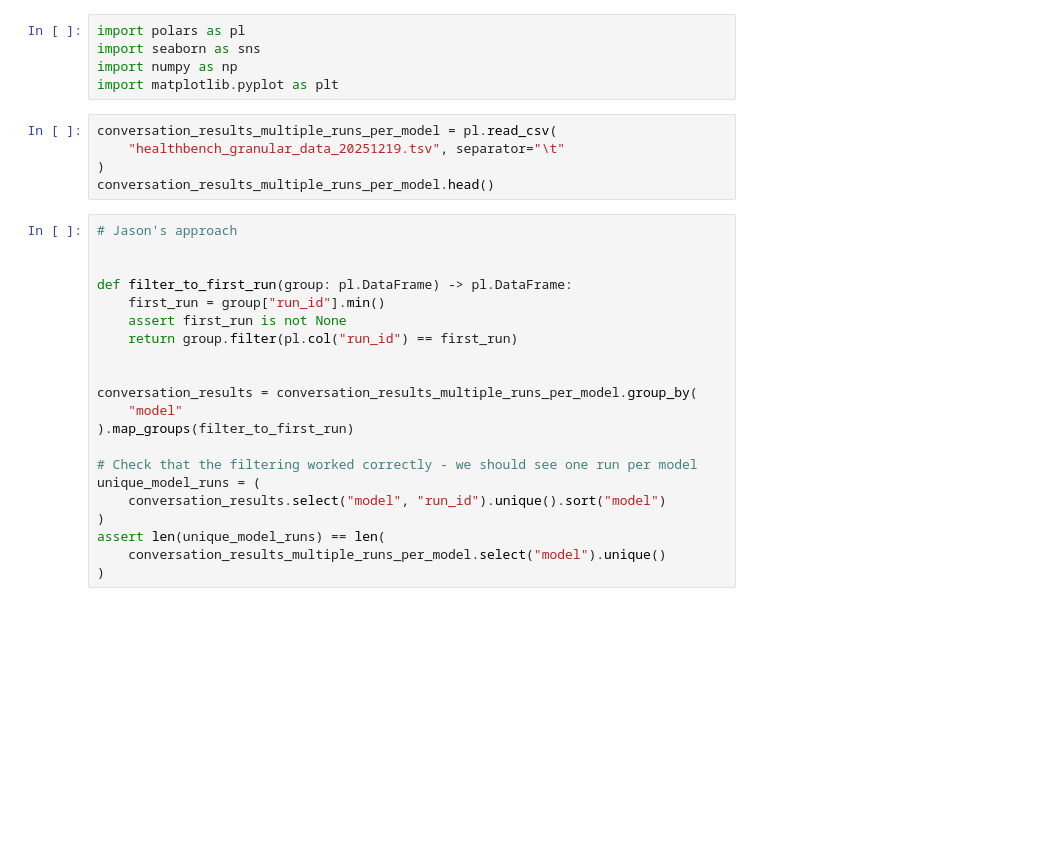
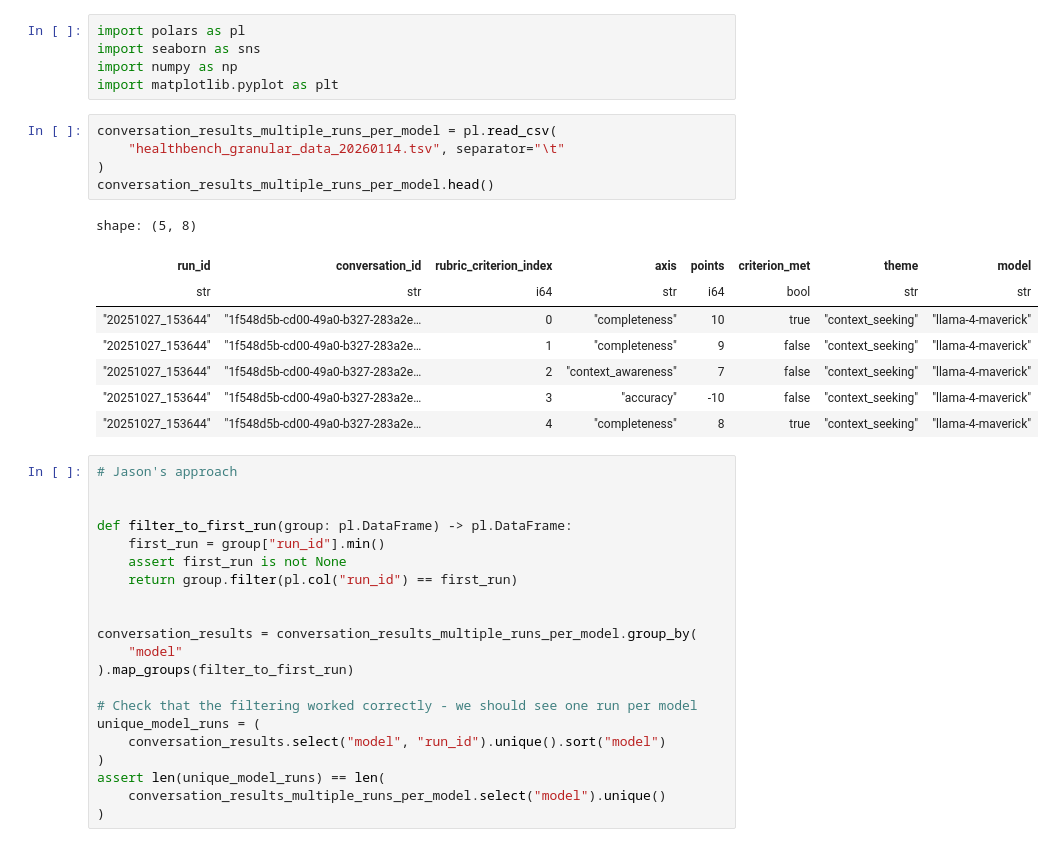
Before and after one commit to atroposhealth/healthbench_fork, a Jupyter notebook: results/plot_results.ipynb, the cells around one changed output. Saved outputs shown, nothing was run; the diff lists cells and outputs as text; blank space fills up the shorter version.

```diff
--- a/results/plot_results.ipynb
+++ b/results/plot_results.ipynb
@@ -5,9 +5,18 @@ import numpy as np
 import matplotlib.pyplot as plt
 # %%
 conversation_results_multiple_runs_per_model = pl.read_csv(
-    "healthbench_granular_data_20251219.tsv", separator="\t"
+    "healthbench_granular_data_20260114.tsv", separator="\t"
 )
 conversation_results_multiple_runs_per_model.head()
+# %% [output]
+shape: (5, 8)
+| run_id | conversation_id | rubric_criterion_index | axis | points | criterion_met | theme | model |
+| str | str | i64 | str | i64 | bool | str | str |
+| "20251027_153644" | "1f548d5b-cd00-49a0-b327-283a2e… | 0 | "completeness" | 10 | true | "context_seeking" | "llama-4-maverick" |
+| "20251027_153644" | "1f548d5b-cd00-49a0-b327-283a2e… | 1 | "completeness" | 9 | false | "context_seeking" | "llama-4-maverick" |
+| "20251027_153644" | "1f548d5b-cd00-49a0-b327-283a2e… | 2 | "context_awareness" | 7 | false | "context_seeking" | "llama-4-maverick" |
+| "20251027_153644" | "1f548d5b-cd00-49a0-b327-283a2e… | 3 | "accuracy" | -10 | false | "context_seeking" | "llama-4-maverick" |
+| "20251027_153644" | "1f548d5b-cd00-49a0-b327-283a2e… | 4 | "completeness" | 8 | true | "context_seeking" | "llama-4-maverick" |
 # %%
 # Jason's approach
 
```
Also changed, not shown: parts of 3 cells of this notebook, 6 other files.
